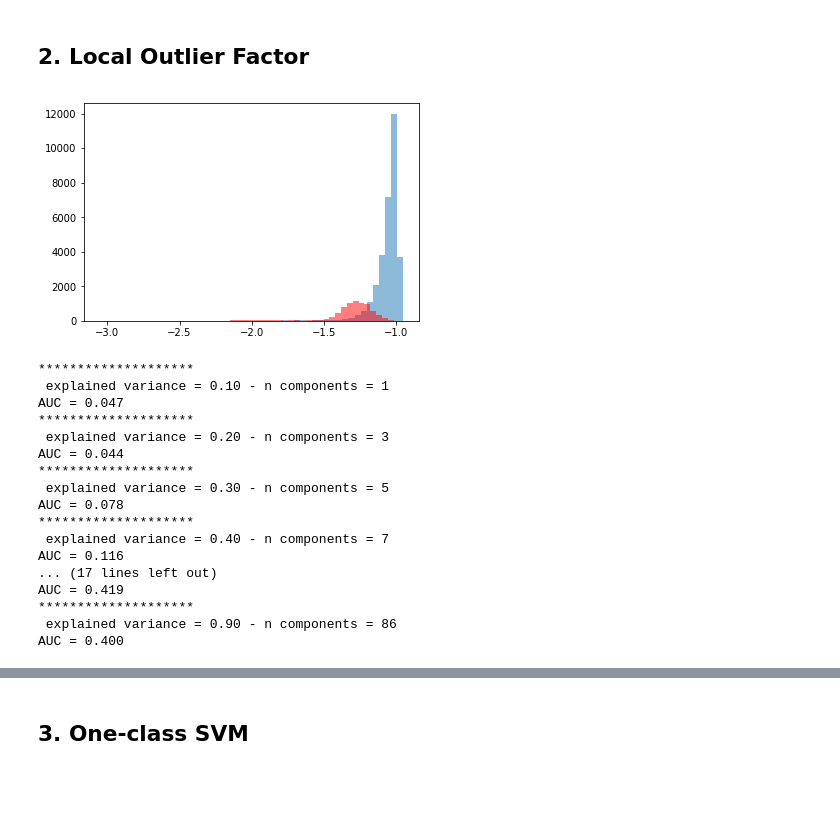
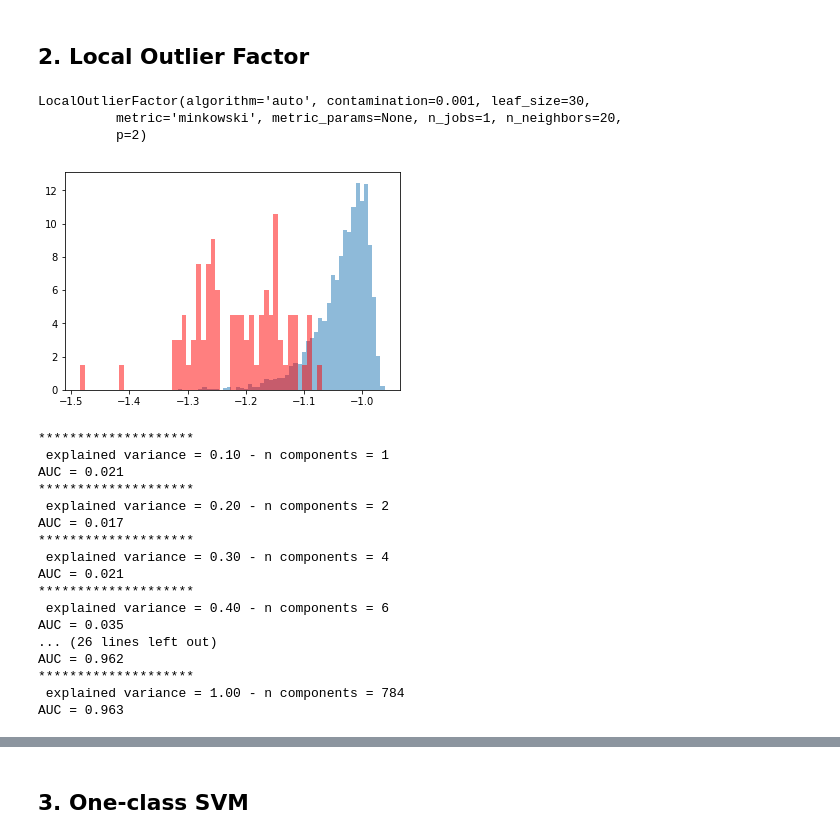
Before and after one commit to bainjamain/playground, a Jupyter notebook: baseline.ipynb, the cells around one changed output, grey strips where cells are left out. Drawn from its saved outputs; the diff is of its cells as text; code cells hidden in the pictures; blank space fills up the shorter version.

Commit message:
small MNIST dataset

```diff
--- a/baseline.ipynb
+++ b/baseline.ipynb
@@ -33,0 +39,13 @@ mnist.data = (mnist.data - np.mean(mnist.data)) / np.std(mnist.data)
+# %%
+ntest_normal = 4000
+fours = mnist.data[mnist.target == 4]
+sevens = mnist.data[mnist.target == 0]
+idx = np.random.choice(range(fours.shape[0]), size=5000, replace=False)
+fours = fours[idx]
+idx = np.random.choice(range(sevens.shape[0]), size=90, replace=False)
+sevens = sevens[idx]
+# X_train = np.concatenate([fours[:500], sevens[:10]])
+X_train = fours[:1000]
+Y_train = np.array([0] * 500 + [1] * 10)
+X_test = np.concatenate([fours[1000:], sevens[10:]])
+Y_test = np.array([0] * ntest_normal + [1] * 80)
@@ -34,10 +56,10 @@ mnist.data = (mnist.data - np.mean(mnist.data)) / np.std(mnist.data)
 # %%
-X = mnist.data[mnist.target != 7]
-Y = mnist.target[mnist.target != 7]
-X_train, X_test, Y_train, Y_test = train_test_split(X, Y, test_size=.5)
-X_anomalies_full = mnist.data[mnist.target == 7]
+# X = mnist.data[mnist.target != 7]
+# Y = mnist.target[mnist.target != 7]
+# X_train, X_test, Y_train, Y_test = train_test_split(X, Y, test_size=.5)
+# X_anomalies_full = mnist.data[mnist.target == 7]
 
-X_random = np.random.uniform(size=(10000, 784))
+# X_random = np.random.uniform(size=(10000, 784))
 # %% [markdown]
 Subsample the anomalies.
 # %%
@@ -204,22 +230,28 @@ A_pca = pca.transform(X_anomalies)
 Xt_pca = pca.transform(X_test)
 # %%
-# lof = LocalOutlierFactor(contamination=0.001)
-# lof.fit(X_pca)
+lof = LocalOutlierFactor(contamination=0.001)
+lof.fit(X_pca)
+# %% [output]
+LocalOutlierFactor(algorithm='auto', contamination=0.001, leaf_size=30,
+          metric='minkowski', metric_params=None, n_jobs=1, n_neighbors=20,
+          p=2)
 # %%
 # A_lof = lof._decision_function(A_pca)
-# X_lof = lof._decision_function(Xt_pca)
+X_lof = lof._decision_function(Xt_pca)
 # %%
 # plt.hist(X_lof, bins=50, alpha=.5);
 # plt.hist(A_lof, bins=50, color='red', alpha=.5);
+plt.hist(X_lof[:ntest_normal], bins=50, alpha=.5, normed=True);
+plt.hist(X_lof[ntest_normal:], bins=50, color='red', alpha=.5, normed=True);
 # %% [output]
-[figure, old version]
+[figure, new version]
 # %%
 # scores = np.concatenate([A_lof, X_lof])
 # labels = np.array([1] * A_lof.shape[0] + [0] * X_lof.shape[0])
 # p, r, t, auc = calc_pr(scores, labels)
 # plot_pr(p, r, auc)
 # %%
-varE = [.1, .2, .3, .4, .5, .6, .7, .8, .82, .85, .9]
+varE = [.1, .2, .3, .4, .5, .6, .7, .8, .82, .85, .9, .95, .99, 1.]
 aucs = []
 for v in varE:
 
@@ -233,13 +265,16 @@ for v in varE:
     # Isolation Forest
     localOut = LocalOutlierFactor(contamination=.001)
     localOut.fit(X_train_pca)
-    X_test_pca, X_anomalies_pca = pca.transform(X_test), pca.transform(X_anomalies)
+#     X_test_pca, X_anomalies_pca = pca.transform(X_test), pca.transform(X_anomalies)
+    X_test_pca = pca.transform(X_test)
     y_pred_test = localOut._decision_function(X_test_pca)
-    y_pred_anomalies = localOut._decision_function(X_anomalies_pca)
+#     y_pred_anomalies = localOut._decision_function(X_anomalies_pca)
 
 
-    scores = np.concatenate([y_pred_anomalies, y_pred_test])
-    labels = [1] * y_pred_anomalies.shape[0] + [0] * y_pred_test.shape[0]
+#     scores = np.concatenate([y_pred_anomalies, y_pred_test])
+#     labels = [1] * y_pred_anomalies.shape[0] + [0] * y_pred_test.shape[0]
+    scores = y_pred_test
+    labels = Y_test
 
     p, r, t, auc = calc_pr(scores, labels)
     aucs.append(auc)
@@ -247,21 +282,21 @@ for v in varE:
 # %% [output]
 ********************
  explained variance = 0.10 - n components = 1
-AUC = 0.047
+AUC = 0.021
 ********************
- explained variance = 0.20 - n components = 3
-AUC = 0.044
+ explained variance = 0.20 - n components = 2
+AUC = 0.017
 ********************
- explained variance = 0.30 - n components = 5
-AUC = 0.078
+ explained variance = 0.30 - n components = 4
+AUC = 0.021
 ********************
- explained variance = 0.40 - n components = 7
-AUC = 0.116
-... (17 lines left out)
-AUC = 0.419
+ explained variance = 0.40 - n components = 6
+AUC = 0.035
+... (26 lines left out)
+AUC = 0.962
 ********************
- explained variance = 0.90 - n components = 86
-AUC = 0.400
+ explained variance = 1.00 - n components = 784
+AUC = 0.963
 # %%
 plt.plot(varE, aucs)
 plt.title('Area under the PR-curve')
```
Also changed, not shown: parts of 39 cells of this notebook.
